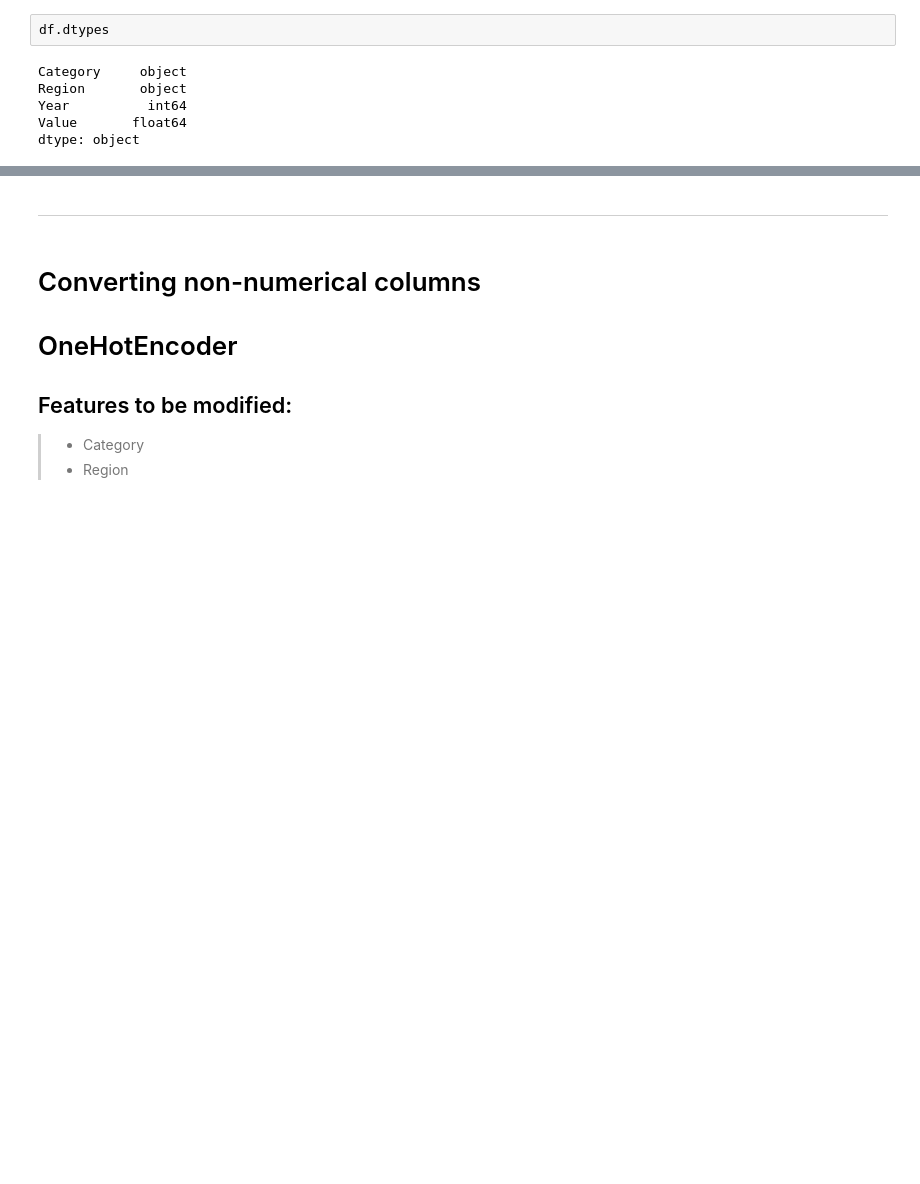
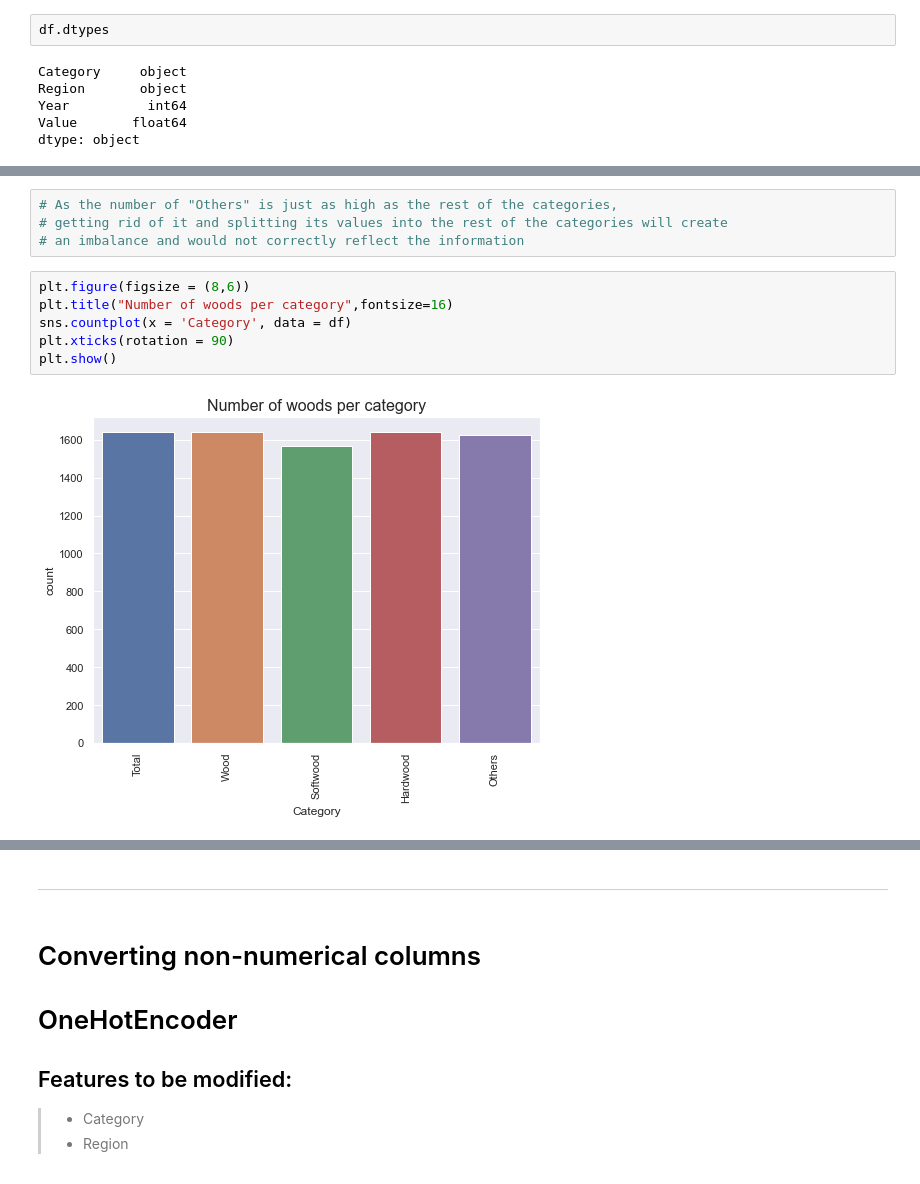
Before and after one commit to CacioA/Romanian-Forests-Price-and-Size---1990-2019---Machine-Learning-, a Jupyter notebook: Regression - Romanian forests 1990-2019 - ML Coursework.ipynb, the cells around one changed output, grey strips where cells are left out. Drawn from its saved outputs; the diff is of its cells as text; blank space fills up the shorter version.

```diff
--- a/Regression - Romanian forests 1990-2019 - ML Coursework.ipynb
+++ b/Regression - Romanian forests 1990-2019 - ML Coursework.ipynb
@@ -92,0 +102,12 @@ dtype: object
+# %%
+# As the number of "Others" is just as high as the rest of the categories,
+# getting rid of it and splitting its values into the rest of the categories will create
+# an imbalance and would not correctly reflect the information
+# %%
+plt.figure(figsize = (8,6))
+plt.title("Number of woods per category",fontsize=16)
+sns.countplot(x = 'Category', data = df)
+plt.xticks(rotation = 90)
+plt.show()
+# %% [output]
+[figure, added]
```
Also changed, not shown: parts of 28 cells of this notebook.
